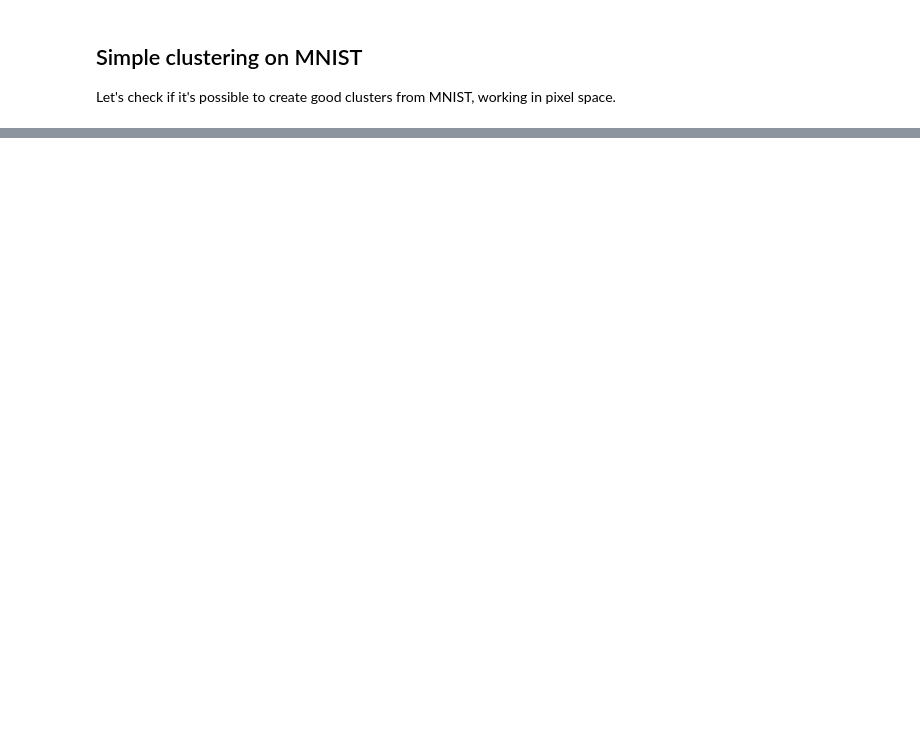
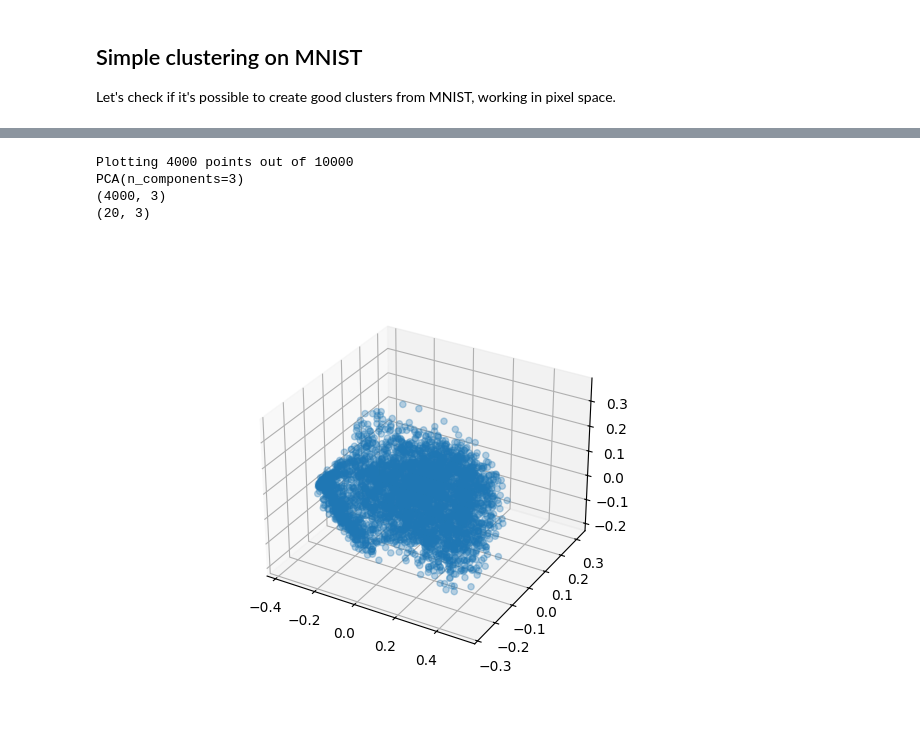
Before and after one commit to MKaczkow/ml_concepts, a Jupyter notebook: ideas/ssl/simcrl_mnist.ipynb, the cells around one changed output, grey strips where cells are left out. Drawn from its saved outputs; the diff is of its cells as text; code cells hidden in the pictures; blank space fills up the shorter version.

```diff
--- a/ideas/ssl/simcrl_mnist.ipynb
+++ b/ideas/ssl/simcrl_mnist.ipynb
@@ -491,0 +728,14 @@ plot_clusters(
+# %%
+proportion_of_points_to_plot = 0.4
+num_clusters = 20
+alpha = 0.3
+# %%
+kmeans = KMeans(n_clusters=num_clusters)
+labels = kmeans.fit_predict(embeddings)
+centroids = kmeans.cluster_centers_
+# %%
+sampled_indices = np.random.choice(
+    embeddings.shape[0],
+    int(len(embeddings) * proportion_of_points_to_plot),
+    replace=False,
+)
@@ -492,3 +744,34 @@ plot_clusters(
+# %%
+sampled_embeddings = embeddings[sampled_indices]
+
+print(f"Plotting {len(sampled_embeddings)} points out of {len(embeddings)}")
+
+ax = plt.figure().add_subplot(projection='3d')
+
+pca = PCA(n_components=3)
+print(pca)
+
+to_plot_embeddings = pca.fit_transform(sampled_embeddings)
+print(to_plot_embeddings.shape)
+
+to_plot_centroids = pca.transform(centroids)
+print(to_plot_centroids.shape)
+
+ax.scatter(
+    to_plot_embeddings[:, 0],
+    to_plot_embeddings[:, 1],
+    to_plot_embeddings[:, 2],
+    alpha=alpha,
+    cmap="viridis",
+)
+
+plt.show()
+# %% [output]
+Plotting 4000 points out of 10000
+PCA(n_components=3)
+(4000, 3)
+(20, 3)
+[figure, added]
 # %%
 plot_clusters(
     test_dataset.data.reshape(-1, 28 * 28),
```
Also changed, not shown: parts of 32 cells of this notebook, 7 other files.
